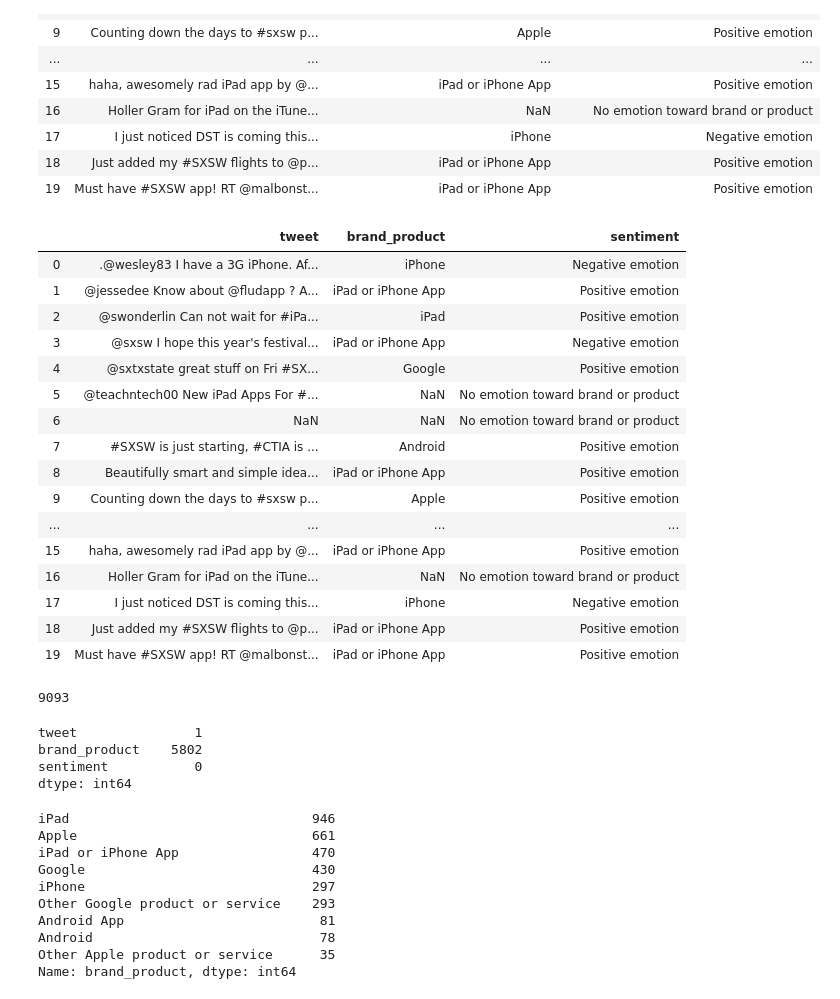
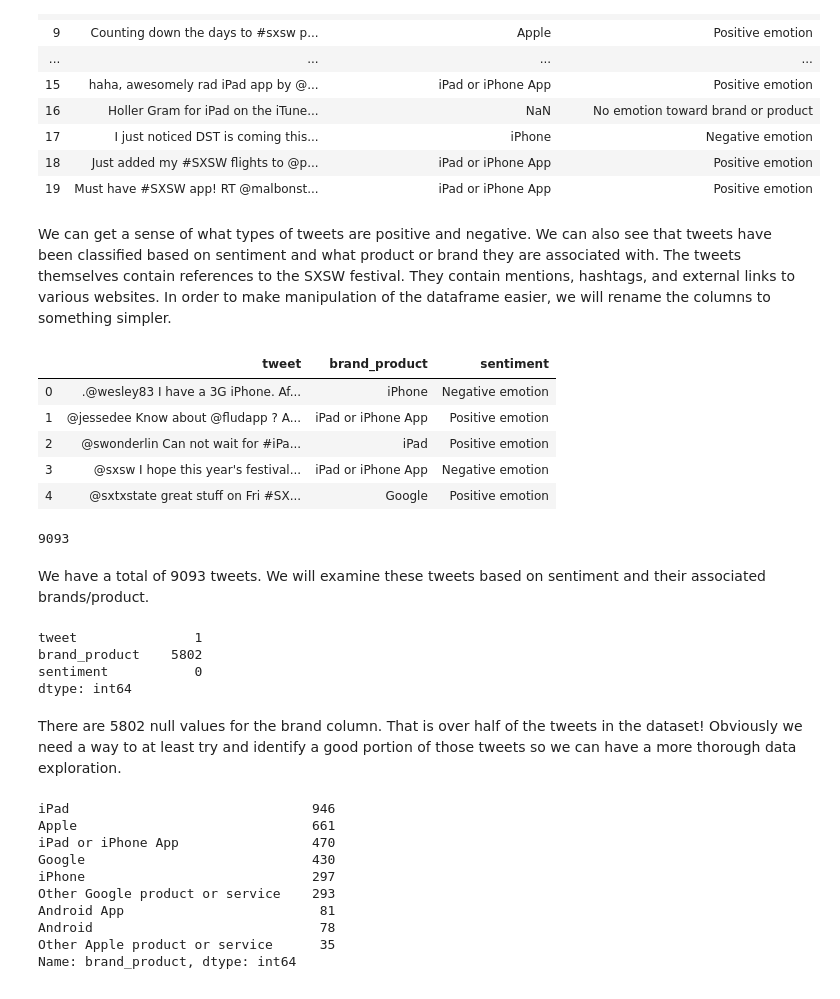
Before and after one commit to jeremy-lee93/nlp-brand-sentiment-analysis, a Jupyter notebook: EDA_and_modeling.ipynb, the cells around one changed output. Saved outputs shown, nothing was run; the diff lists cells and outputs as text; code cells hidden in the pictures.

```diff
--- a/EDA_and_modeling.ipynb
+++ b/EDA_and_modeling.ipynb
@@ -57,34 +73,27 @@ df.head(20)
 | 17 | I just noticed DST is coming this... | iPhone | Negative emotion |
 | 18 | Just added my #SXSW flights to @p... | iPad or iPhone App | Positive emotion |
 | 19 | Must have #SXSW app! RT @malbonst... | iPad or iPhone App | Positive emotion |
+# %% [markdown]
+We can get a sense of what types of tweets are positive and negative. We can also see that tweets have been classified based on sentiment and what product or brand they are associated with.  The tweets themselves contain references to the SXSW festival.  They contain mentions, hashtags, and external links to various websites. In order to make manipulation of the dataframe easier, we will rename the columns to something simpler.
 # %%
 df.rename(columns={'tweet_text':'tweet', 'emotion_in_tweet_is_directed_at':'brand_product',
                   'is_there_an_emotion_directed_at_a_brand_or_product':'sentiment'}, inplace=True)
 # %%
-df.head(20)
+df.head(5)
 # %% [output]
 |  | tweet | brand_product | sentiment |
 | 0 | .@wesley83 I have a 3G iPhone. Af... | iPhone | Negative emotion |
 | 1 | @jessedee Know about @fludapp ? A... | iPad or iPhone App | Positive emotion |
 | 2 | @swonderlin Can not wait for #iPa... | iPad | Positive emotion |
 | 3 | @sxsw I hope this year's festival... | iPad or iPhone App | Negative emotion |
 | 4 | @sxtxstate great stuff on Fri #SX... | Google | Positive emotion |
-| 5 | @teachntech00 New iPad Apps For #... | NaN | No emotion toward brand or product |
-| 6 | NaN | NaN | No emotion toward brand or product |
-| 7 | #SXSW is just starting, #CTIA is ... | Android | Positive emotion |
-| 8 | Beautifully smart and simple idea... | iPad or iPhone App | Positive emotion |
-| 9 | Counting down the days to #sxsw p... | Apple | Positive emotion |
-| ... | ... | ... | ... |
-| 15 | haha, awesomely rad iPad app by @... | iPad or iPhone App | Positive emotion |
-| 16 | Holler Gram for iPad on the iTune... | NaN | No emotion toward brand or product |
-| 17 | I just noticed DST is coming this... | iPhone | Negative emotion |
-| 18 | Just added my #SXSW flights to @p... | iPad or iPhone App | Positive emotion |
-| 19 | Must have #SXSW app! RT @malbonst... | iPad or iPhone App | Positive emotion |
 # %%
 #how many tweets are included in this dataset
 len(df)
 # %% [output]
 9093
+# %% [markdown]
+We have a total of 9093 tweets. We will examine these tweets based on sentiment and their associated brands/product.
 # %%
 #check for null values in columns
 df.isna().sum()
@@ -93,6 +102,8 @@ tweet               1
 brand_product    5802
 sentiment           0
 dtype: int64
+# %% [markdown]
+There are 5802 null values for the brand column. That is over half of the tweets in the dataset! Obviously we need a way to at least try and identify a good portion of those tweets so we can have a more thorough data exploration.
 # %%
 df.brand_product.value_counts()
 # %% [output]
```
Also changed, not shown: parts of 16 cells of this notebook, 1 other file.
